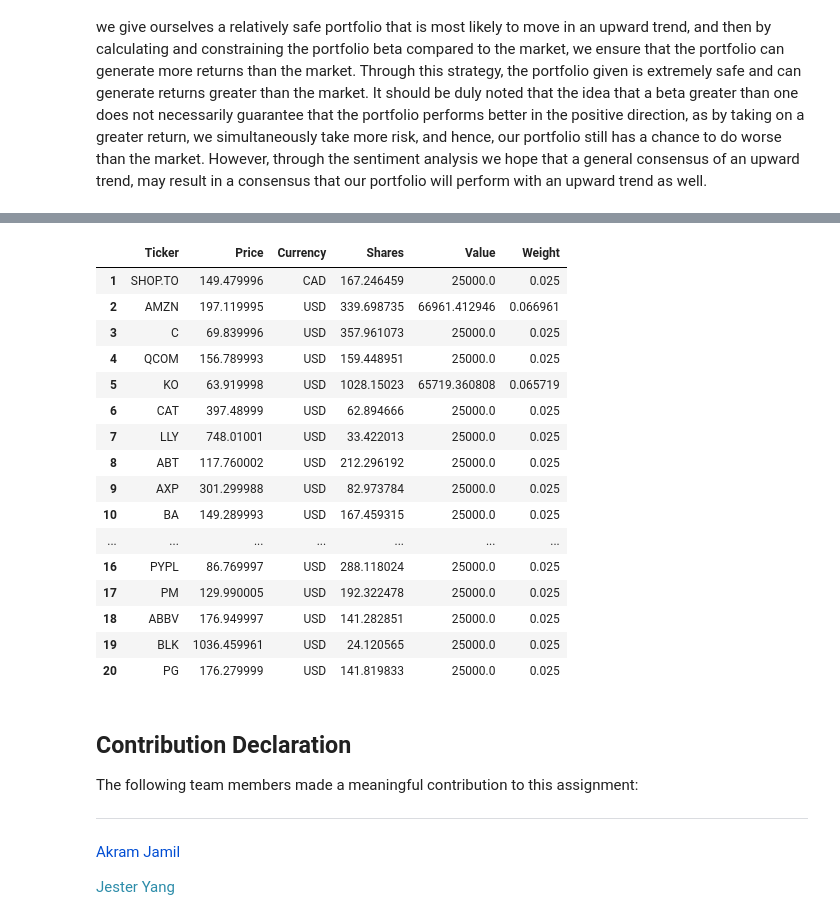
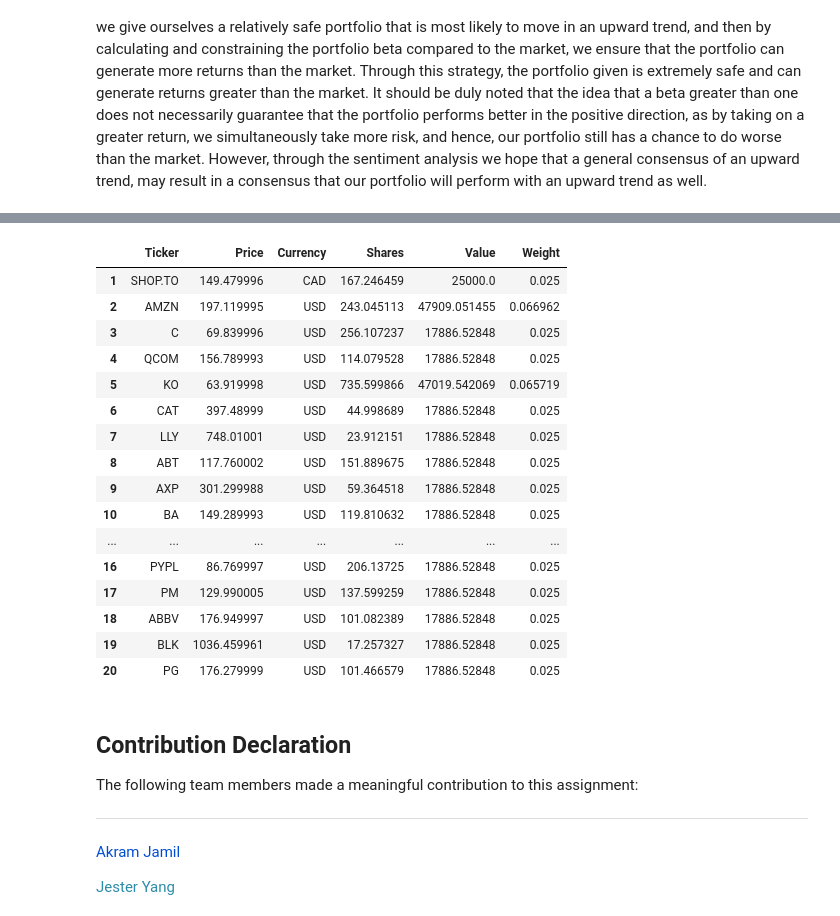
Before and after one commit to akramj13/CFM101-Project, a Jupyter notebook: Team 11 Assignment Akram.ipynb, the cells around one changed output, grey strips where cells are left out. Cells and saved outputs as stored; diff of their text form; code cells hidden in the pictures.

```diff
--- a/Team 11 Assignment Akram.ipynb
+++ b/Team 11 Assignment Akram.ipynb
@@ -714,22 +714,31 @@ def portfolio_builder():
 
     for index, ticker in enumerate(final_portfolio):
         # Get the price of the stock on the specified date
-        stock = yf.Ticker(ticker).history(start=date1, end=date2)['Close'].iloc[0]
-        portfolio.loc[index, 'Price'] = stock
+        stock = yf.Ticker(ticker)
+        currency = stock.fast_info['currency']
+        stock_price = stock.history(start=date1, end=date2)['Close'].iloc[0]
+        portfolio.loc[index, 'Price'] = stock_price
         # Determine the number of shares to purchase based off weight
-        shares = (amount * final_weights[index]) / stock
+        if currency == 'CAD':
+            shares = (amount * final_weights[index]) / stock_price
+            portfolio.loc[index, 'CAD Value'] = shares * stock_price
+        elif currency == 'USD':
+            shares = (amount * final_weights[index]) / (stock_price * exchange_rate)
+            portfolio.loc[index, 'CAD Value'] = shares * stock_price * exchange_rate
         portfolio.loc[index, 'Shares'] = shares
         # Determine the value of the stock in portfolio
-        portfolio.loc[index, 'Value'] = shares * stock
+        portfolio.loc[index, 'Value'] = shares * stock_price
         # Determine the weight of the stock in the portfolio
         portfolio.loc[index, 'Weight'] = final_weights[index]
         # Determine the currency of the ticker
         if ticker in stock_filter[2]:
             portfolio.loc[index, 'Currency'] = 'USD'
-        else: portfolio.loc[index, 'Currency'] = 'CAD'
-    portfolio.index = range(1, len(portfolio) + 1)
+        else:
+            portfolio.loc[index, 'Currency'] = 'CAD'
+
     return portfolio.head(len(final_portfolio))
 
 portfolio = portfolio_builder()
-print(f'Total Portfolio value is {np.round(portfolio["Value"].sum(), 2)}')
+print(f'Total Portfolio value is {np.round(portfolio["CAD Value"].sum(), 2)}')
+portfolio[['Ticker', 'CAD Value']]
 # %% [output]
@@ -738,28 +763,30 @@ Total Portfolio value is 1000000.0
+# %%
+Portfolio_Final = portfolio[columns]
+Portfolio_Final.index = range(1, len(portfolio) + 1)
 # %%
 # Code to output final dataframe to a CSV file called Stocks_Group_XX.csv
 Stocks_Final = Portfolio_Final[['Ticker', 'Shares']]
 Stocks_Final.to_csv(f'Stocks_Group_{group}.csv', index=False)
 # %%
-Portfolio_Final = portfolio
 Portfolio_Final
 # %% [output]
 |  | Ticker | Price | Currency | Shares | Value | Weight |
 | 1 | SHOP.TO | 149.479996 | CAD | 167.246459 | 25000.0 | 0.025 |
-| 2 | AMZN | 197.119995 | USD | 339.698735 | 66961.412946 | 0.066961 |
-| 3 | C | 69.839996 | USD | 357.961073 | 25000.0 | 0.025 |
-| 4 | QCOM | 156.789993 | USD | 159.448951 | 25000.0 | 0.025 |
-| 5 | KO | 63.919998 | USD | 1028.15023 | 65719.360808 | 0.065719 |
-| 6 | CAT | 397.48999 | USD | 62.894666 | 25000.0 | 0.025 |
-| 7 | LLY | 748.01001 | USD | 33.422013 | 25000.0 | 0.025 |
-| 8 | ABT | 117.760002 | USD | 212.296192 | 25000.0 | 0.025 |
-| 9 | AXP | 301.299988 | USD | 82.973784 | 25000.0 | 0.025 |
-| 10 | BA | 149.289993 | USD | 167.459315 | 25000.0 | 0.025 |
+| 2 | AMZN | 197.119995 | USD | 243.045113 | 47909.051455 | 0.066962 |
+| 3 | C | 69.839996 | USD | 256.107237 | 17886.52848 | 0.025 |
+| 4 | QCOM | 156.789993 | USD | 114.079528 | 17886.52848 | 0.025 |
+| 5 | KO | 63.919998 | USD | 735.599866 | 47019.542069 | 0.065719 |
+| 6 | CAT | 397.48999 | USD | 44.998689 | 17886.52848 | 0.025 |
+| 7 | LLY | 748.01001 | USD | 23.912151 | 17886.52848 | 0.025 |
+| 8 | ABT | 117.760002 | USD | 151.889675 | 17886.52848 | 0.025 |
+| 9 | AXP | 301.299988 | USD | 59.364518 | 17886.52848 | 0.025 |
+| 10 | BA | 149.289993 | USD | 119.810632 | 17886.52848 | 0.025 |
 | ... | ... | ... | ... | ... | ... | ... |
-| 16 | PYPL | 86.769997 | USD | 288.118024 | 25000.0 | 0.025 |
-| 17 | PM | 129.990005 | USD | 192.322478 | 25000.0 | 0.025 |
-| 18 | ABBV | 176.949997 | USD | 141.282851 | 25000.0 | 0.025 |
-| 19 | BLK | 1036.459961 | USD | 24.120565 | 25000.0 | 0.025 |
-| 20 | PG | 176.279999 | USD | 141.819833 | 25000.0 | 0.025 |
+| 16 | PYPL | 86.769997 | USD | 206.13725 | 17886.52848 | 0.025 |
+| 17 | PM | 129.990005 | USD | 137.599259 | 17886.52848 | 0.025 |
+| 18 | ABBV | 176.949997 | USD | 101.082389 | 17886.52848 | 0.025 |
+| 19 | BLK | 1036.459961 | USD | 17.257327 | 17886.52848 | 0.025 |
+| 20 | PG | 176.279999 | USD | 101.466579 | 17886.52848 | 0.025 |
 # %% [markdown]
 ## Contribution Declaration
 
```
Also changed, not shown: parts of 6 cells of this notebook, 3 other files.
